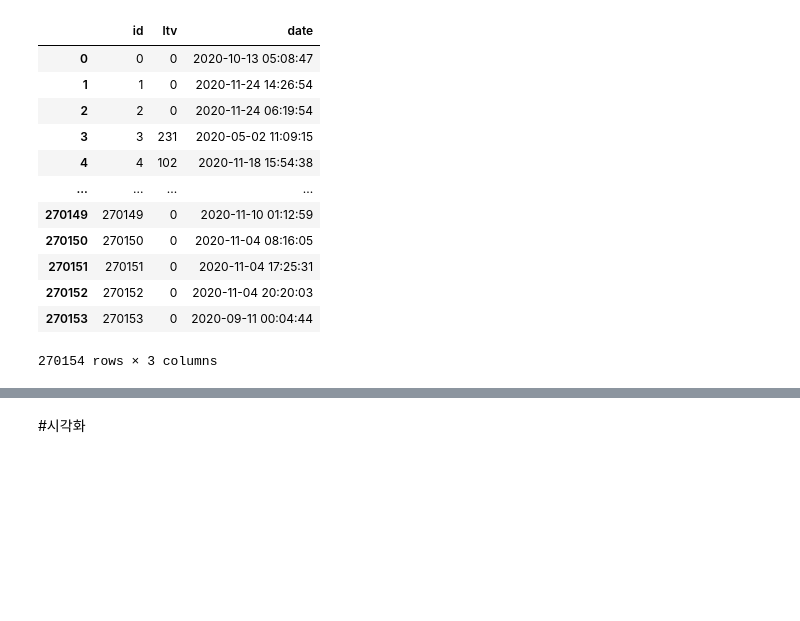
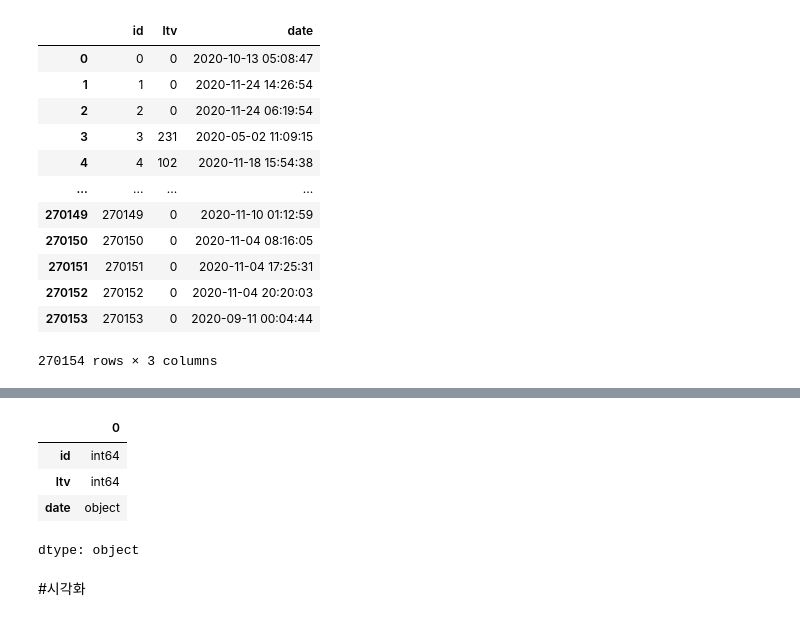
Before and after one commit to DogwonLee/Datatone, a Jupyter notebook: 이도권_데이터톤.ipynb, the cells around one changed output, grey strips where cells are left out. Drawn from its saved outputs; the diff is of its cells as text; code cells hidden in the pictures; blank space fills up the shorter version.

```diff
--- a/이도권_데이터톤.ipynb
+++ b/이도권_데이터톤.ipynb
@@ -58,3 +131,11 @@ users
+# %%
+users.dtypes
+# %% [output]
+|  | 0 |
+| id | int64 |
+| ltv | int64 |
+| date | object |
+dtype: object
 # %% [markdown]
 #시각화
 # %%
```
Also changed, not shown: parts of 9 cells of this notebook.
